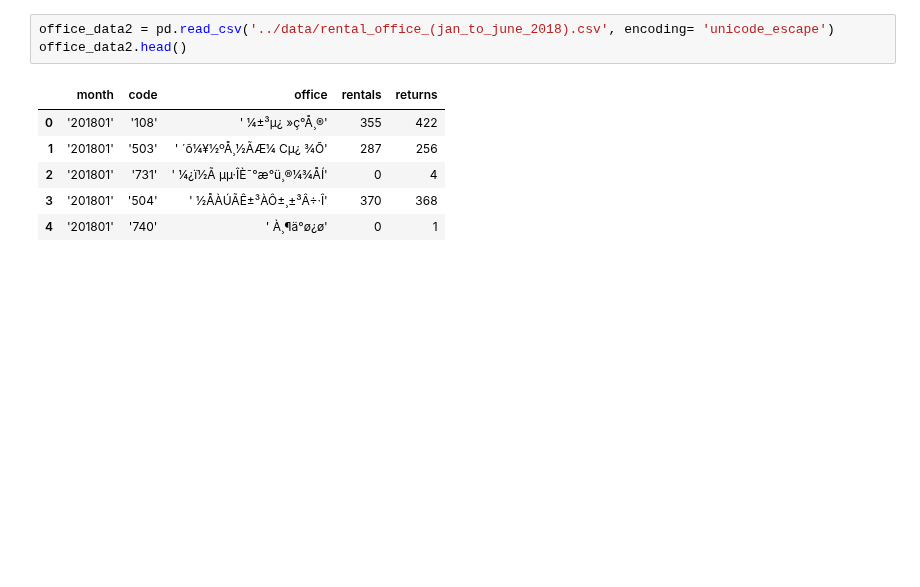
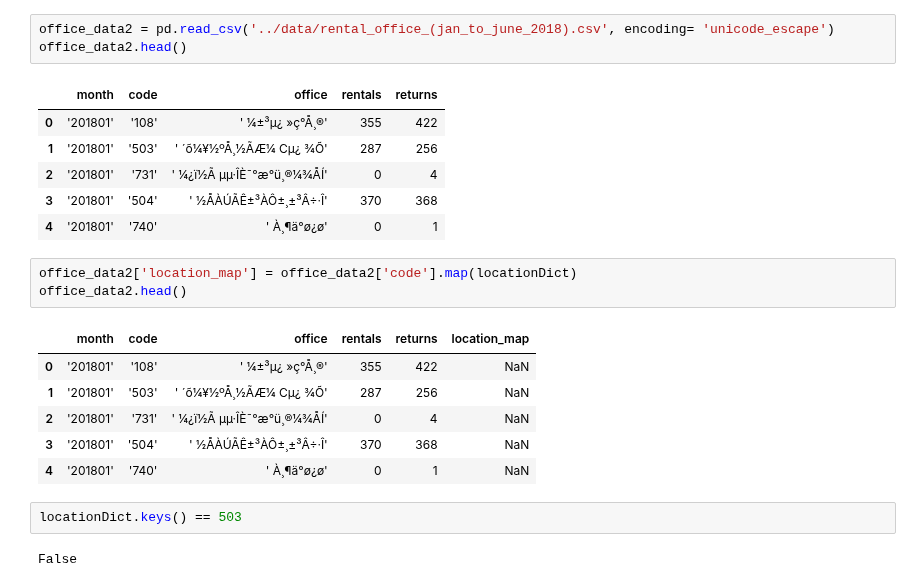
Before and after one commit to Jiian/seoulbike, a Jupyter notebook: data_eda_location/Merge Office and Location data.ipynb, the cells around one changed output. Saved outputs shown, nothing was run; the diff lists cells and outputs as text; blank space fills up the shorter version.

```diff
--- a/data_eda_location/Merge Office and Location data.ipynb
+++ b/data_eda_location/Merge Office and Location data.ipynb
@@ -84,3 +84,17 @@ office_data2.head()
 | 2 | '201801' | '731' | ' ¼­¿ï½Ã µµ·ÎÈ¯°æ°ü¸®¼¾ÅÍ' | 0 | 4 |
 | 3 | '201801' | '504' | ' ½ÅÀÚÃÊ±³ÀÔ±¸±³Â÷·Î' | 370 | 368 |
 | 4 | '201801' | '740' | ' À¸¶ä°ø¿ø' | 0 | 1 |
+# %%
+office_data2['location_map'] = office_data2['code'].map(locationDict)
+office_data2.head()
+# %% [output]
+|  | month | code | office | rentals | returns | location_map |
+| 0 | '201801' | '108' | ' ¼­±³µ¿ »ç°Å¸®' | 355 | 422 | NaN |
+| 1 | '201801' | '503' | ' ´õ¼¥½ºÅ¸½ÃÆ¼ Cµ¿ ¾Õ' | 287 | 256 | NaN |
+| 2 | '201801' | '731' | ' ¼­¿ï½Ã µµ·ÎÈ¯°æ°ü¸®¼¾ÅÍ' | 0 | 4 | NaN |
+| 3 | '201801' | '504' | ' ½ÅÀÚÃÊ±³ÀÔ±¸±³Â÷·Î' | 370 | 368 | NaN |
+| 4 | '201801' | '740' | ' À¸¶ä°ø¿ø' | 0 | 1 | NaN |
+# %%
+locationDict.keys() == 503
+# %% [output]
+False
```
Also changed, not shown: 1 other file.
